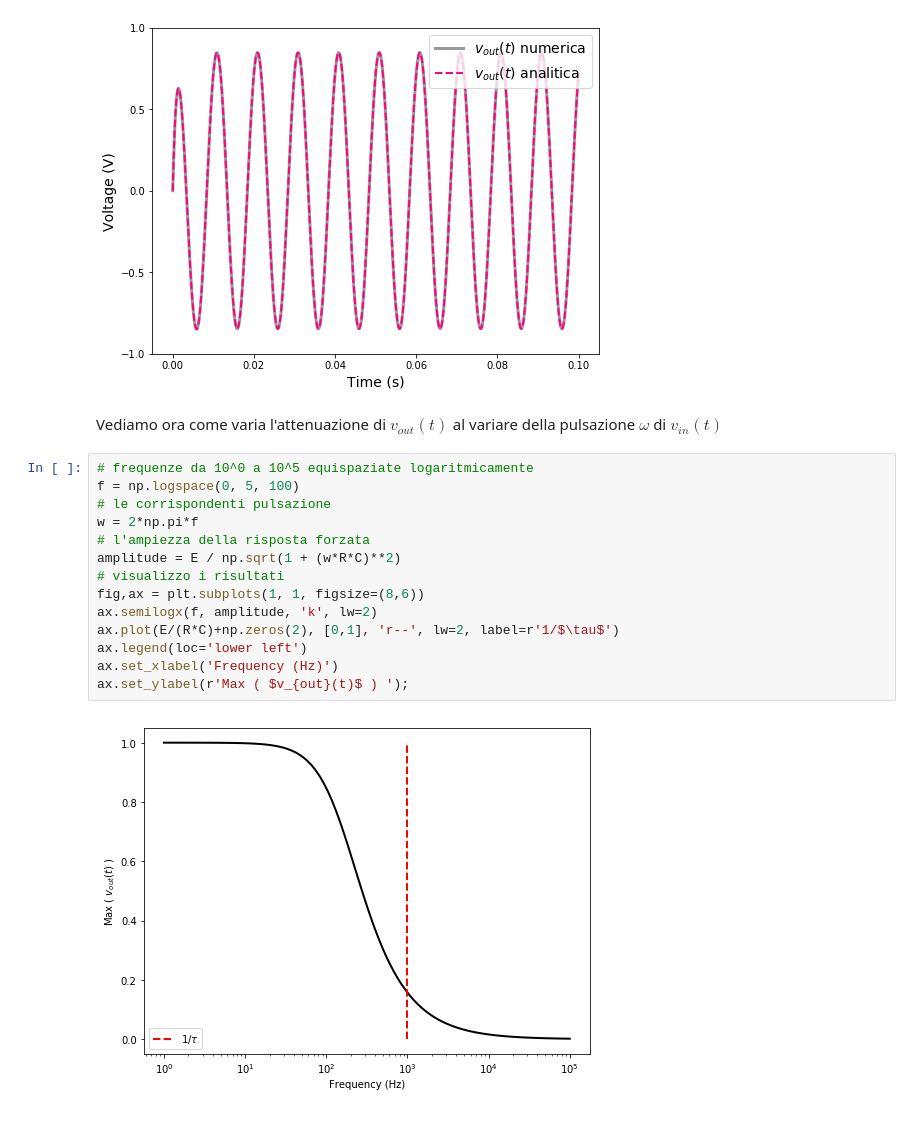
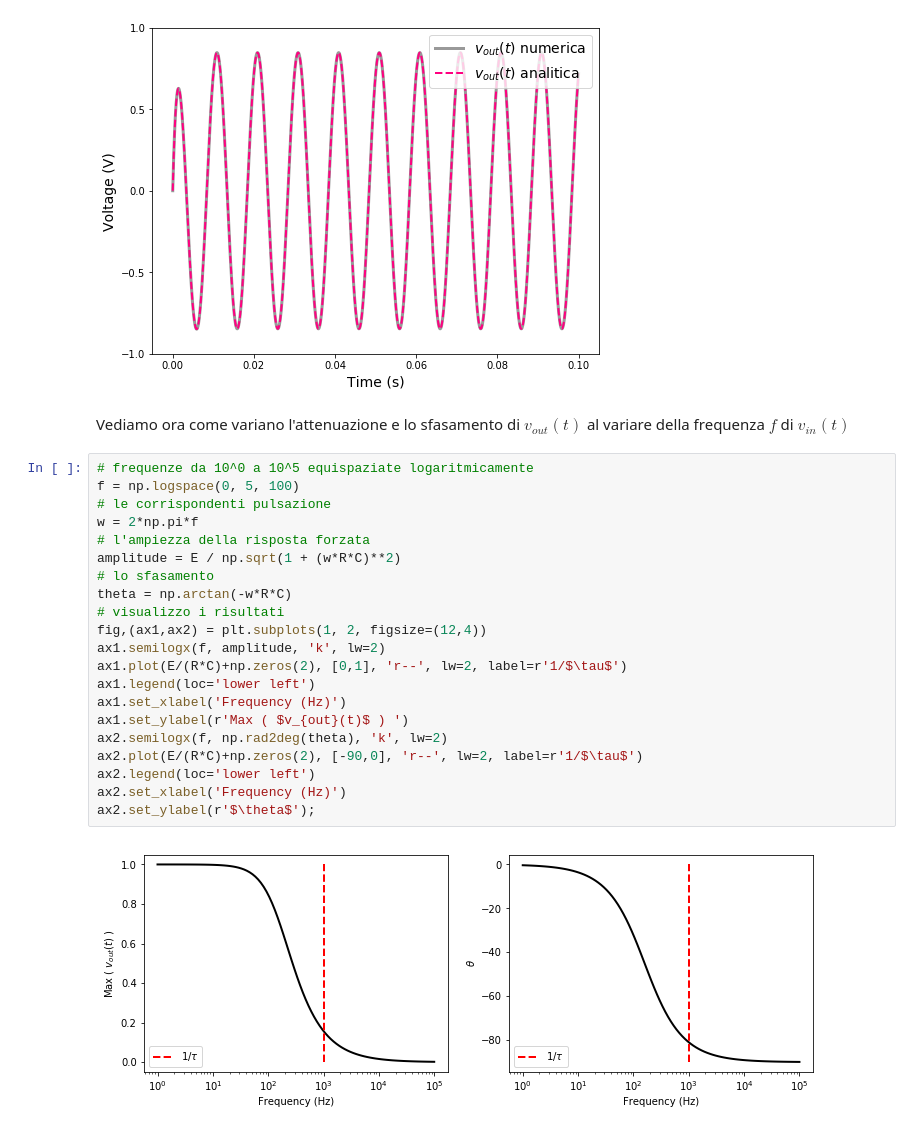
Before and after one commit to danielelinaro/elettrotecnica, a Jupyter notebook: Filtro_RC.ipynb, the cells around one changed output. Cells and saved outputs as stored; diff of their text form.

```diff
--- a/Filtro_RC.ipynb
+++ b/Filtro_RC.ipynb
@@ -116,20 +137,27 @@ ax.set_yticks(yticks);
 # %% [output]
 [figure]
 # %% [markdown]
-Vediamo ora come varia l'attenuazione di $v_{out}(t)$ al variare della pulsazione $\omega$ di $v_{in}(t)$
+Vediamo ora come variano l'attenuazione e lo sfasamento di $v_{out}(t)$ al variare della frequenza $f$ di $v_{in}(t)$
 # %%
 # frequenze da 10^0 a 10^5 equispaziate logaritmicamente
 f = np.logspace(0, 5, 100)
 # le corrispondenti pulsazione
 w = 2*np.pi*f
 # l'ampiezza della risposta forzata
 amplitude = E / np.sqrt(1 + (w*R*C)**2)
+# lo sfasamento
+theta = np.arctan(-w*R*C)
 # visualizzo i risultati
-fig,ax = plt.subplots(1, 1, figsize=(8,6))
-ax.semilogx(f, amplitude, 'k', lw=2)
-ax.plot(E/(R*C)+np.zeros(2), [0,1], 'r--', lw=2, label=r'1/$\tau$')
-ax.legend(loc='lower left')
-ax.set_xlabel('Frequency (Hz)')
-ax.set_ylabel(r'Max ( $v_{out}(t)$ ) ');
+fig,(ax1,ax2) = plt.subplots(1, 2, figsize=(12,4))
+ax1.semilogx(f, amplitude, 'k', lw=2)
+ax1.plot(E/(R*C)+np.zeros(2), [0,1], 'r--', lw=2, label=r'1/$\tau$')
+ax1.legend(loc='lower left')
+ax1.set_xlabel('Frequency (Hz)')
+ax1.set_ylabel(r'Max ( $v_{out}(t)$ ) ')
+ax2.semilogx(f, np.rad2deg(theta), 'k', lw=2)
+ax2.plot(E/(R*C)+np.zeros(2), [-90,0], 'r--', lw=2, label=r'1/$\tau$')
+ax2.legend(loc='lower left')
+ax2.set_xlabel('Frequency (Hz)')
+ax2.set_ylabel(r'$\theta$');
 # %% [output]
-[figure, old version]
+[figure, new version]
```
Also changed, not shown: parts of 12 cells of this notebook.
